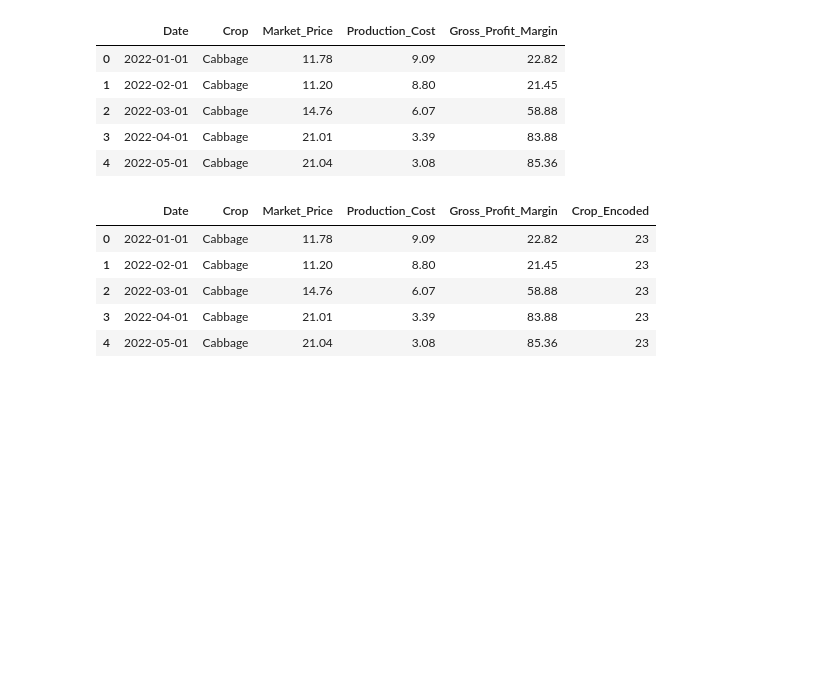
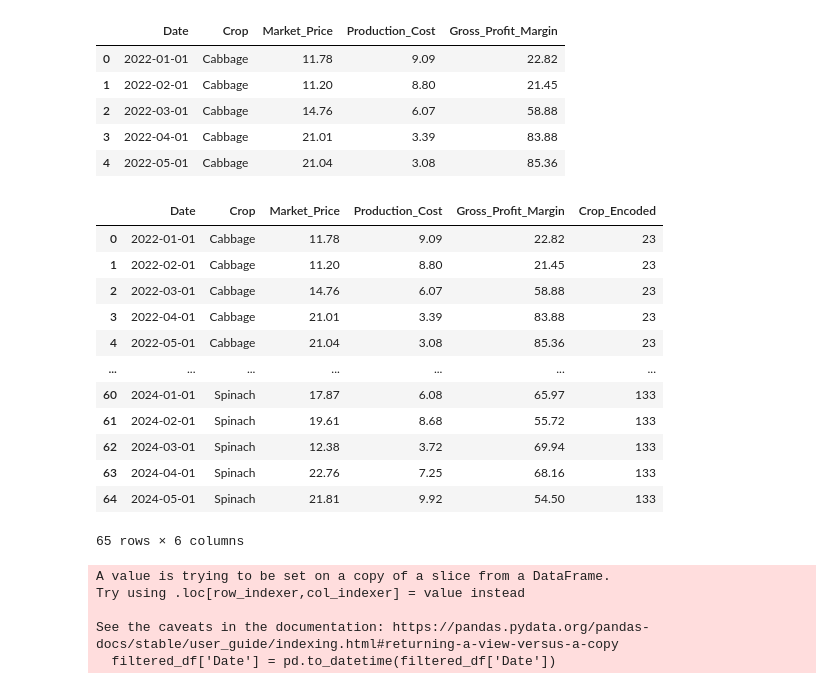
Before and after one commit to mrshelile/AgriVista, a Jupyter notebook: newMarketa.ipynb, the cells around one changed output. Saved outputs shown, nothing was run; the diff lists cells and outputs as text; code cells hidden in the pictures; blank space fills up the shorter version.

```diff
--- a/newMarketa.ipynb
+++ b/newMarketa.ipynb
@@ -42,11 +44,18 @@ label_encoder = LabelEncoder()
 # %%
 df['Crop_Encoded'] = label_encoder.fit_transform(df['Crop'])
 # %%
-df.head(5)
+df.head(65)
 # %% [output]
 |  | Date | Crop | Market_Price | Production_Cost | Gross_Profit_Margin | Crop_Encoded |
 | 0 | 2022-01-01 | Cabbage | 11.78 | 9.09 | 22.82 | 23 |
 | 1 | 2022-02-01 | Cabbage | 11.20 | 8.80 | 21.45 | 23 |
 | 2 | 2022-03-01 | Cabbage | 14.76 | 6.07 | 58.88 | 23 |
 | 3 | 2022-04-01 | Cabbage | 21.01 | 3.39 | 83.88 | 23 |
 | 4 | 2022-05-01 | Cabbage | 21.04 | 3.08 | 85.36 | 23 |
+| ... | ... | ... | ... | ... | ... | ... |
+| 60 | 2024-01-01 | Spinach | 17.87 | 6.08 | 65.97 | 133 |
+| 61 | 2024-02-01 | Spinach | 19.61 | 8.68 | 55.72 | 133 |
+| 62 | 2024-03-01 | Spinach | 12.38 | 3.72 | 69.94 | 133 |
+| 63 | 2024-04-01 | Spinach | 22.76 | 7.25 | 68.16 | 133 |
+| 64 | 2024-05-01 | Spinach | 21.81 | 9.92 | 54.50 | 133 |
+65 rows × 6 columns
@@ -52,0 +65,9 @@ df.head(5)
+# %%
+filtered_df = df[df['Crop'].isin(['Cabbage', 'Spinach'])]
+filtered_df['Date'] = pd.to_datetime(filtered_df['Date'])
+# %% [output]
+A value is trying to be set on a copy of a slice from a DataFrame.
+Try using .loc[row_indexer,col_indexer] = value instead
+
+See the caveats in the documentation: https://pandas.pydata.org/pandas-docs/stable/user_guide/indexing.html#returning-a-view-versus-a-copy
+  filtered_df['Date'] = pd.to_datetime(filtered_df['Date'])
```
Also changed, not shown: parts of 67 cells of this notebook, 10 other files.
